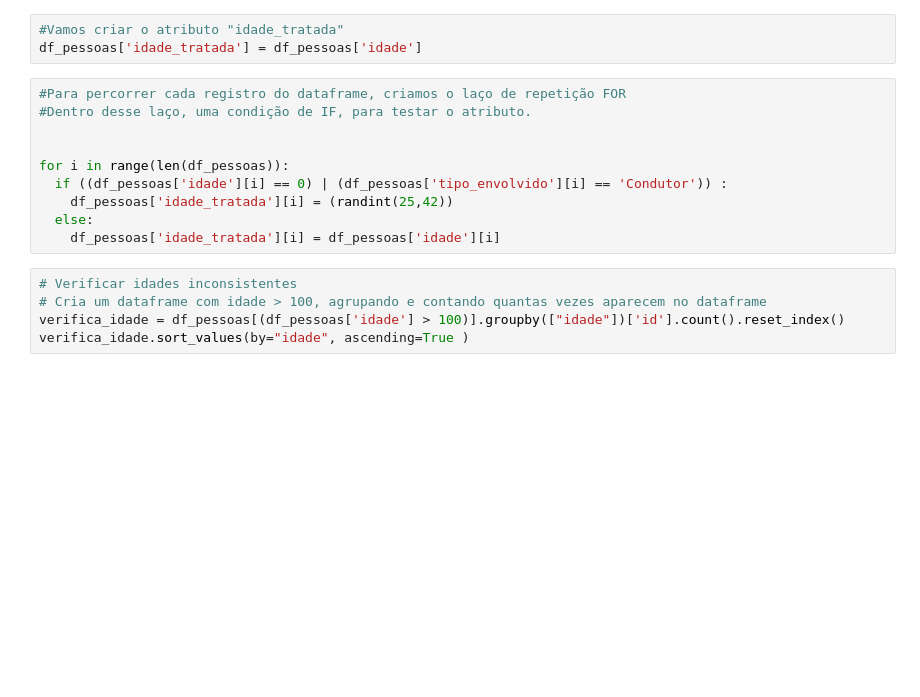
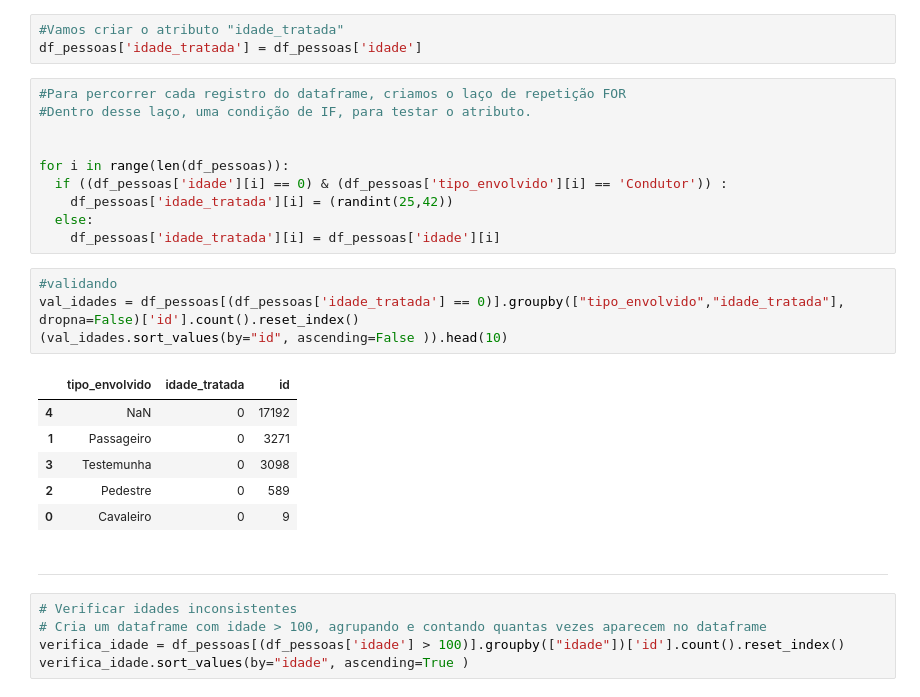
Before and after one commit to gabrielmprata/acidentes_transito, a Jupyter notebook: Acidentes_Rodoviarios_PreProc.ipynb, the cells around one changed output. Drawn from its saved outputs; the diff is of its cells as text; blank space fills up the shorter version.

```diff
--- a/Acidentes_Rodoviarios_PreProc.ipynb
+++ b/Acidentes_Rodoviarios_PreProc.ipynb
@@ -808,10 +808,25 @@ df_pessoas['idade_tratada'] = df_pessoas['idade']
 
 
 for i in range(len(df_pessoas)):
-  if ((df_pessoas['idade'][i] == 0) | (df_pessoas['tipo_envolvido'][i] == 'Condutor')) :
+  if ((df_pessoas['idade'][i] == 0) & (df_pessoas['tipo_envolvido'][i] == 'Condutor')) :
     df_pessoas['idade_tratada'][i] = (randint(25,42))
   else:
     df_pessoas['idade_tratada'][i] = df_pessoas['idade'][i]
+# %%
+#validando
+val_idades = df_pessoas[(df_pessoas['idade_tratada'] == 0)].groupby(["tipo_envolvido","idade_tratada"], dropna=False)['id'].count().reset_index()
+(val_idades.sort_values(by="id", ascending=False )).head(10)
+# %% [output]
+|  | tipo_envolvido | idade_tratada | id |
+| 4 | NaN | 0 | 17192 |
+| 1 | Passageiro | 0 | 3271 |
+| 3 | Testemunha | 0 | 3098 |
+| 2 | Pedestre | 0 | 589 |
+| 0 | Cavaleiro | 0 | 9 |
+# %% [markdown]
+
+
+---
 # %%
 # Verificar idades inconsistentes
 # Cria um dataframe com idade > 100, agrupando e contando quantas vezes aparecem no dataframe
```
